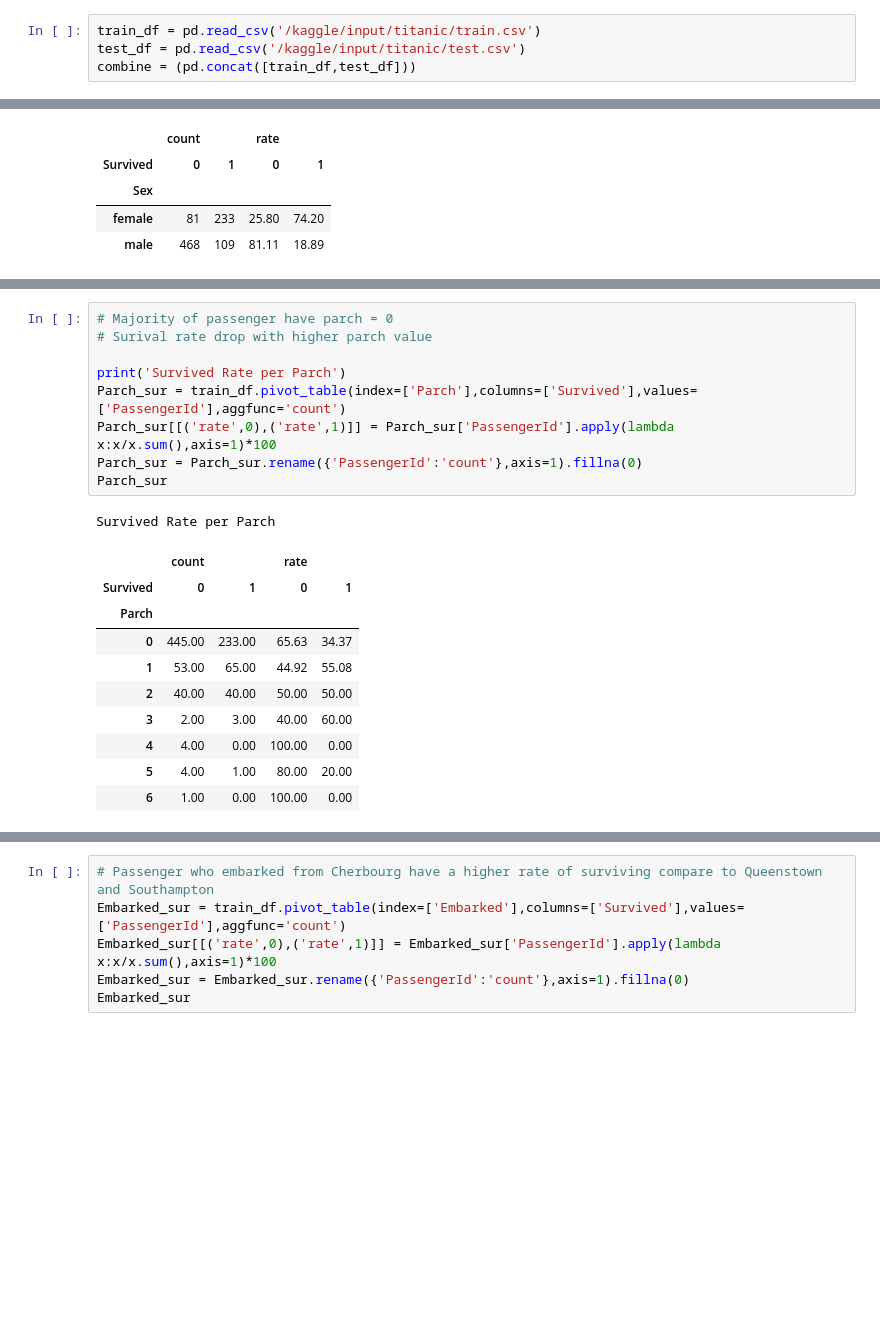
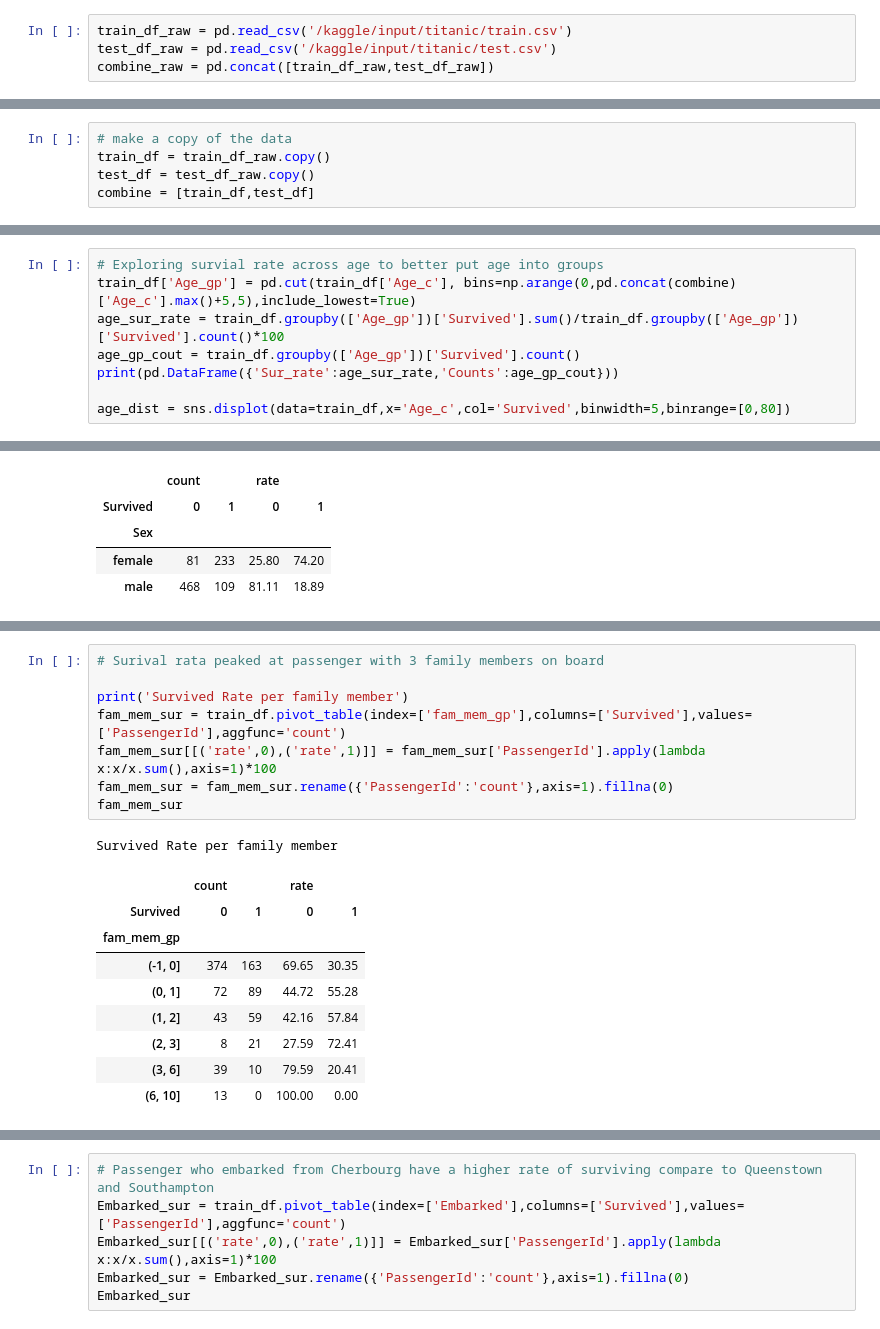
Before and after one commit to garys2022/Coursera_SQL_project, a Jupyter notebook: titanic-ml-1.ipynb, the cells around one changed output, grey strips where cells are left out. Drawn from its saved outputs; the diff is of its cells as text; blank space fills up the shorter version.

Commit message:
Kaggle Notebook | Titanic ML 1 | Version 4

```diff
--- a/titanic-ml-1.ipynb
+++ b/titanic-ml-1.ipynb
@@ -30,6 +30,6 @@ print(pd.__version__)
 # %% [output]
 1.3.5
 # %%
-train_df = pd.read_csv('/kaggle/input/titanic/train.csv')
-test_df = pd.read_csv('/kaggle/input/titanic/test.csv')
-combine = (pd.concat([train_df,test_df]))
+train_df_raw = pd.read_csv('/kaggle/input/titanic/train.csv')
+test_df_raw = pd.read_csv('/kaggle/input/titanic/test.csv')
+combine_raw = pd.concat([train_df_raw,test_df_raw])
@@ -41,0 +127,5 @@ combine = (pd.concat([train_df,test_df]))
+# %%
+# make a copy of the data
+train_df = train_df_raw.copy()
+test_df = test_df_raw.copy()
+combine = [train_df,test_df]
@@ -153,0 +292,8 @@ train_df.corr()
+# %%
+# Exploring survial rate across age to better put age into groups
+train_df['Age_gp'] = pd.cut(train_df['Age_c'], bins=np.arange(0,pd.concat(combine)['Age_c'].max()+5,5),include_lowest=True)
+age_sur_rate = train_df.groupby(['Age_gp'])['Survived'].sum()/train_df.groupby(['Age_gp'])['Survived'].count()*100
+age_gp_cout = train_df.groupby(['Age_gp'])['Survived'].count()
+print(pd.DataFrame({'Sur_rate':age_sur_rate,'Counts':age_gp_cout}))
+
+age_dist = sns.displot(data=train_df,x='Age_c',col='Survived',binwidth=5,binrange=[0,80])
@@ -248,21 +506,19 @@ Survived Rate per SibSp
 # %%
-# Majority of passenger have parch = 0
-# Surival rate drop with higher parch value
+# Surival rata peaked at passenger with 3 family members on board
 
-print('Survived Rate per Parch')
-Parch_sur = train_df.pivot_table(index=['Parch'],columns=['Survived'],values=['PassengerId'],aggfunc='count')
-Parch_sur[[('rate',0),('rate',1)]] = Parch_sur['PassengerId'].apply(lambda x:x/x.sum(),axis=1)*100
-Parch_sur = Parch_sur.rename({'PassengerId':'count'},axis=1).fillna(0)
-Parch_sur
+print('Survived Rate per family member')
+fam_mem_sur = train_df.pivot_table(index=['fam_mem_gp'],columns=['Survived'],values=['PassengerId'],aggfunc='count')
+fam_mem_sur[[('rate',0),('rate',1)]] = fam_mem_sur['PassengerId'].apply(lambda x:x/x.sum(),axis=1)*100
+fam_mem_sur = fam_mem_sur.rename({'PassengerId':'count'},axis=1).fillna(0)
+fam_mem_sur
 # %% [output]
-Survived Rate per Parch
+Survived Rate per family member
 |  | count |  | rate |  |
 | Survived | 0 | 1 | 0 | 1 |
-| Parch |  |  |  |  |
-| 0 | 445.00 | 233.00 | 65.63 | 34.37 |
-| 1 | 53.00 | 65.00 | 44.92 | 55.08 |
-| 2 | 40.00 | 40.00 | 50.00 | 50.00 |
-| 3 | 2.00 | 3.00 | 40.00 | 60.00 |
-| 4 | 4.00 | 0.00 | 100.00 | 0.00 |
-| 5 | 4.00 | 1.00 | 80.00 | 20.00 |
-| 6 | 1.00 | 0.00 | 100.00 | 0.00 |
+| fam_mem_gp |  |  |  |  |
+| (-1, 0] | 374 | 163 | 69.65 | 30.35 |
+| (0, 1] | 72 | 89 | 44.72 | 55.28 |
+| (1, 2] | 43 | 59 | 42.16 | 57.84 |
+| (2, 3] | 8 | 21 | 27.59 | 72.41 |
+| (3, 6] | 39 | 10 | 79.59 | 20.41 |
+| (6, 10] | 13 | 0 | 100.00 | 0.00 |
```
Also changed, not shown: parts of 73 cells of this notebook.
